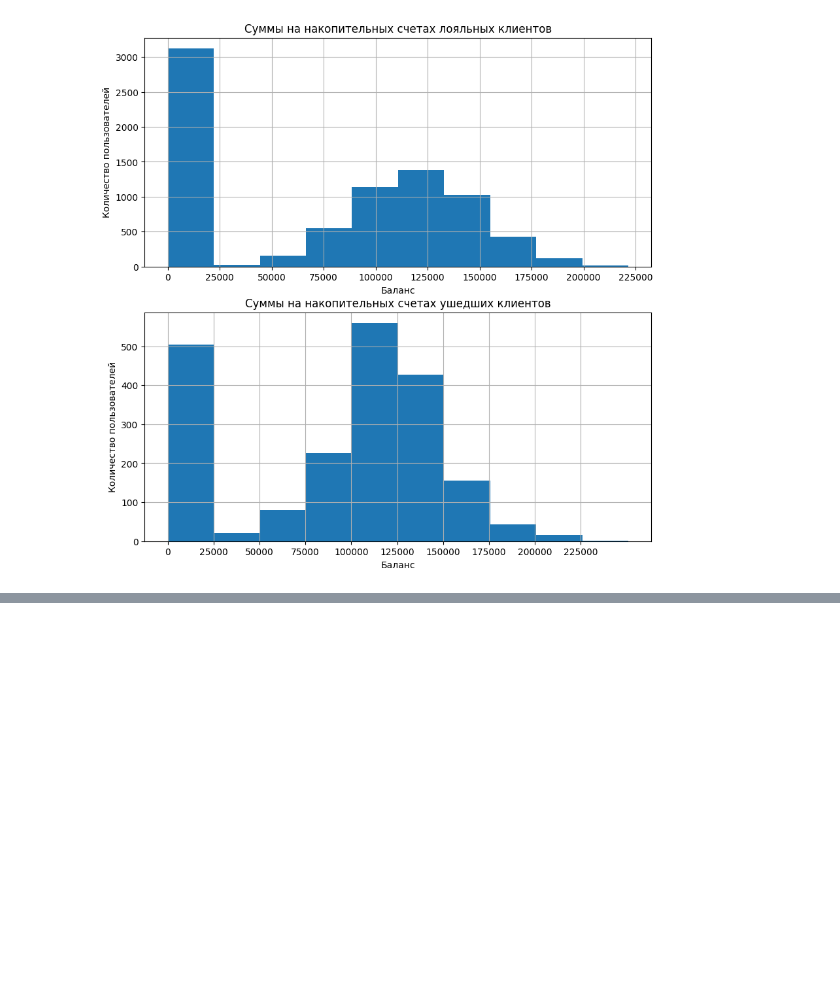
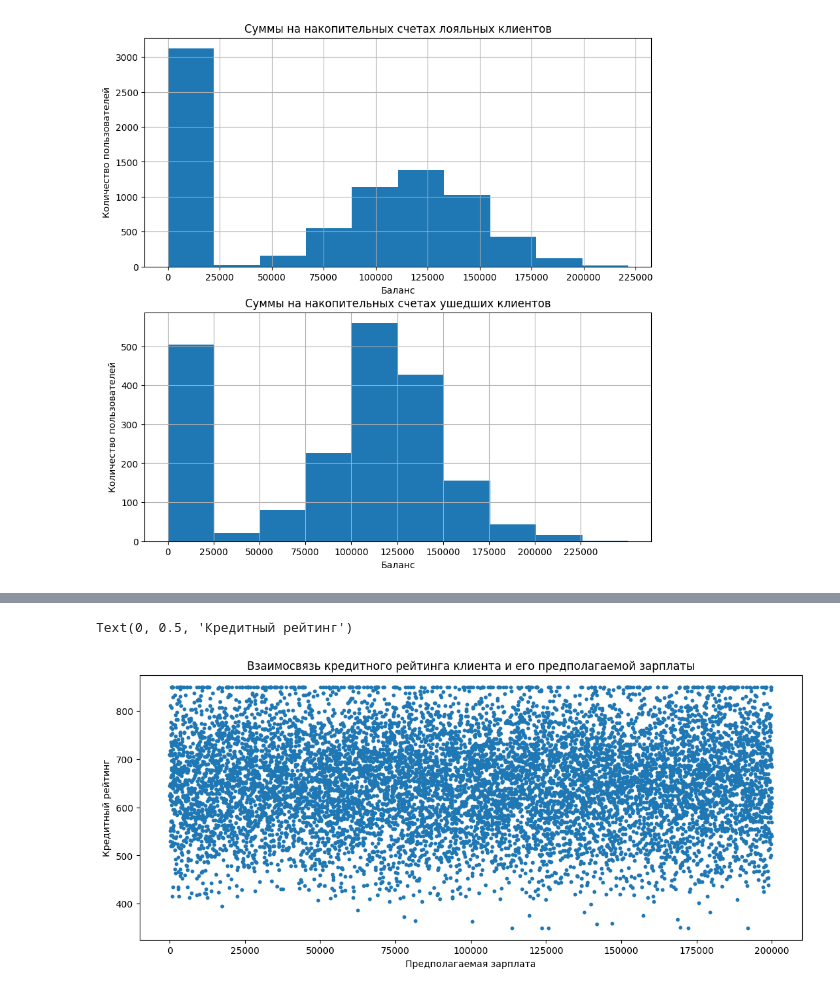
Before and after one commit to UdTatyana/SF-Data-Science, a Jupyter notebook: Skillfactory/PY_13 Визуализация/Practice_13.ipynb, the cells around one changed output, grey strips where cells are left out. Saved outputs shown, nothing was run; the diff lists cells and outputs as text; code cells hidden in the pictures; blank space fills up the shorter version.

```diff
--- a/Skillfactory/PY_13 Визуализация/Practice_13.ipynb
+++ b/Skillfactory/PY_13 Визуализация/Practice_13.ipynb
@@ -108,0 +130,15 @@ fig.show()
+# %%
+fig = plt.figure(figsize=(10, 4))
+axes = fig.add_axes([0, 0, 1, 1])
+axes.scatter(
+    x=churn_df['EstimatedSalary'],
+    y=churn_df['CreditScore'],
+    s=10,
+    marker='o'
+)
+axes.set_title('Взаимосвязь кредитного рейтинга клиента и его предполагаемой зарплаты')
+axes.set_xlabel('Предполагаемая зарплата')
+axes.set_ylabel('Кредитный рейтинг')
+# %% [output]
+Text(0, 0.5, 'Кредитный рейтинг')
+[figure, added]
```
Also changed, not shown: parts of 32 cells of this notebook.
